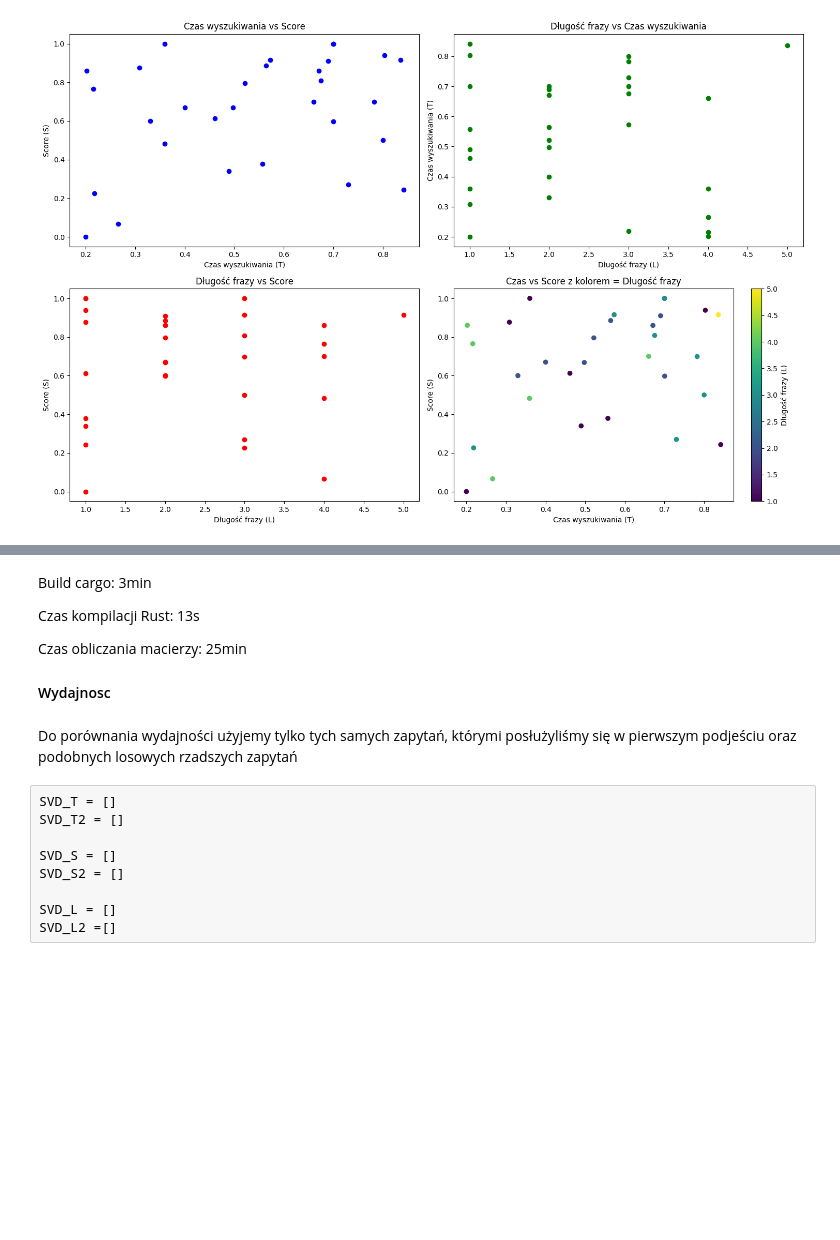
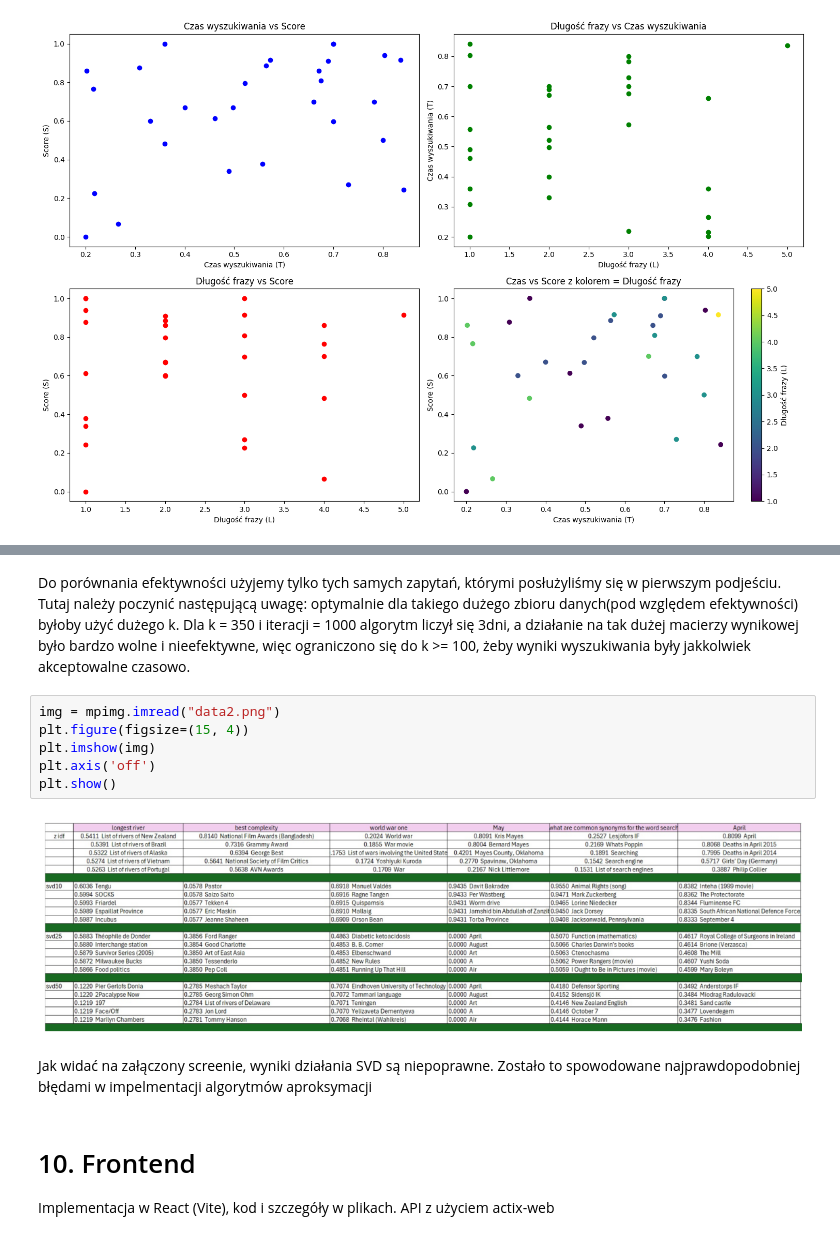
Before and after one commit to mcjwsn/Search-Engine, a Jupyter notebook: backend/sprawozdanie.ipynb, the cells around one changed output, grey strips where cells are left out. Cells and saved outputs as stored; diff of their text form; blank space fills up the shorter version.

```diff
--- a/backend/sprawozdanie.ipynb
+++ b/backend/sprawozdanie.ipynb
@@ -849,20 +1210,16 @@ impl SvdModel {
 }
-# %% [markdown]
-Build cargo: 3min
-
-Czas kompilacji Rust: 13s
-
-Czas obliczania macierzy: 25min
-
-#### Wydajnosc
 # %% [markdown]
-Do porównania wydajności użyjemy tylko tych samych zapytań, którymi posłużyliśmy się w pierwszym podjeściu oraz podobnych losowych rzadszych zapytań
+Do porównania efektywności użyjemy tylko tych samych zapytań, którymi posłużyliśmy się w pierwszym podjeściu. Tutaj należy poczynić następującą uwagę: optymalnie dla takiego dużego zbioru danych(pod względem efektywności) byłoby użyć dużego k. Dla k = 350 i iteracji = 1000 algorytm liczył się 3dni, a działanie na tak dużej macierzy wynikowej było bardzo wolne i nieefektywne, więc ograniczono się do k >= 100, żeby wyniki wyszukiwania były jakkolwiek akceptowalne czasowo.
-# %% [raw]
-SVD_T = []
-SVD_T2 = []
-
-SVD_S = []
-SVD_S2 = []
-
-SVD_L = []
-SVD_L2 =[]
+# %%
+img = mpimg.imread("data2.png")
+plt.figure(figsize=(15, 4))
+plt.imshow(img)
+plt.axis('off')
+plt.show()
+# %% [output]
+[figure, added]
+# %% [markdown]
+Jak widać na załączony screenie, wyniki działania SVD są niepoprawne. Zostało to spowodowane najprawdopodobniej błędami w impelmentacji algorytmów aproksymacji
+# %% [markdown]
+# 10. Frontend
+Implementacja w React (Vite), kod i szczegóły w plikach. API z użyciem actix-web
```
Also changed, not shown: parts of 33 cells of this notebook, 22 other files.
